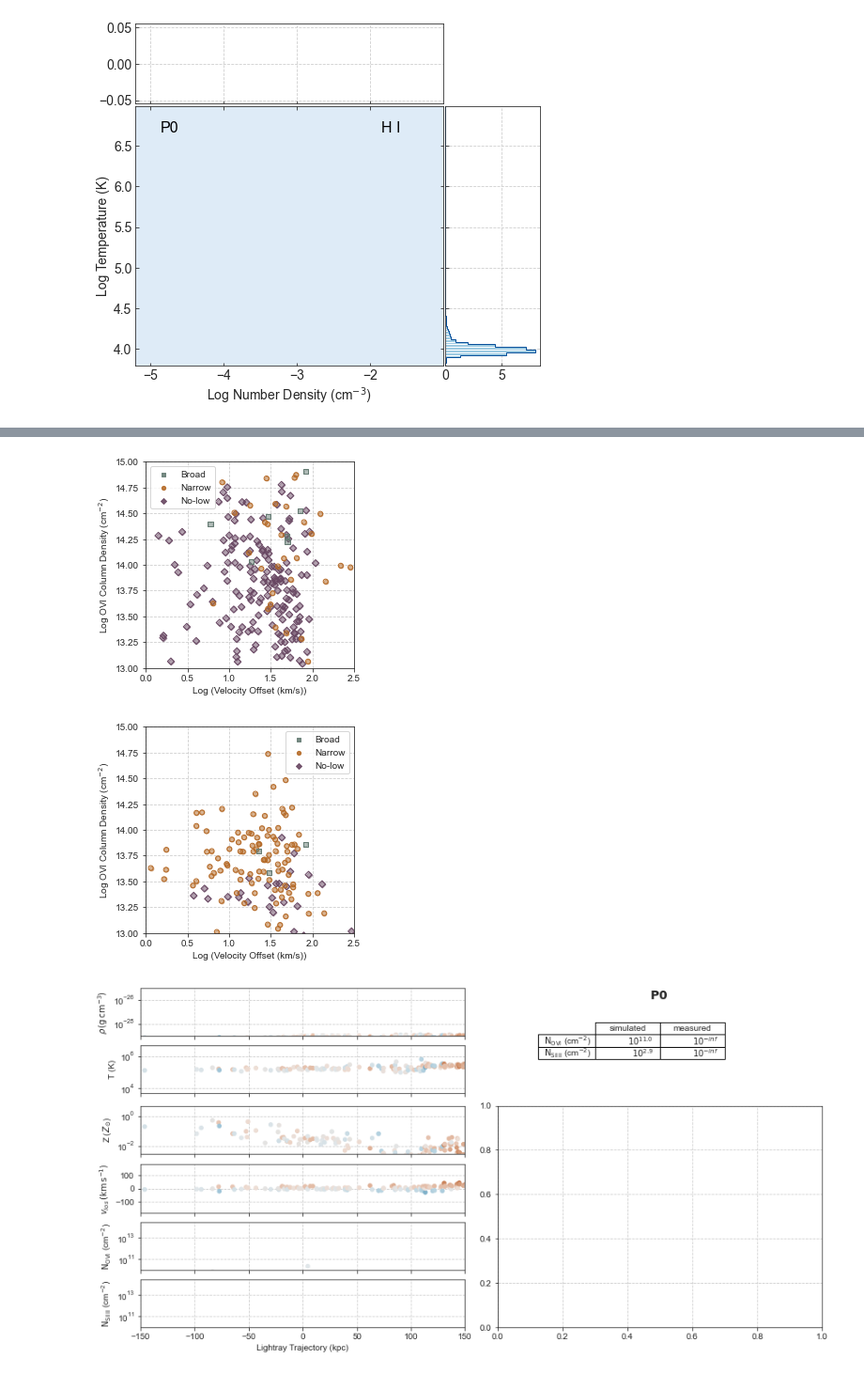
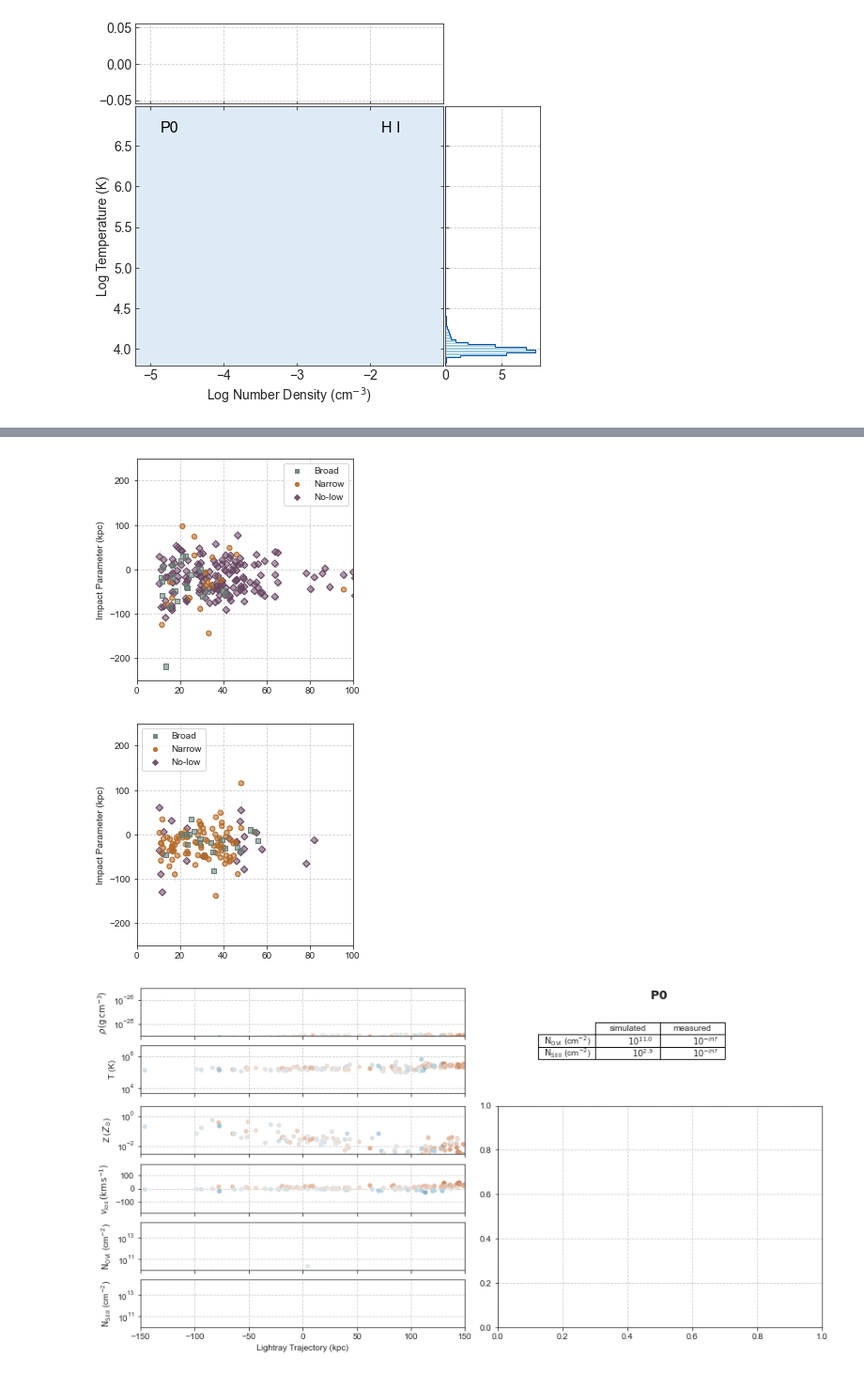
Before and after one commit to ibutsky/synthetic_spectra, a Jupyter notebook: scripts/plotting/paper_plots.ipynb, the cells around one changed output, grey strips where cells are left out. Shown at 94% size. Cells and saved outputs as stored; diff of their text form; code cells hidden in the pictures.

```diff
--- a/scripts/plotting/paper_plots.ipynb
+++ b/scripts/plotting/paper_plots.ipynb
@@ -180,3 +183,11 @@ yt : [WARNING  ] 2021-02-20 16:47:19,474 Field ('gas', 'H_p0_mass') already exis
 [figure]
 [figure]
 [figure]
+# %%
+csv_data_file = '../../data/analyzed_spectra/merged_solutions_with_upper_limits.csv'
+ion_list, logN_list, logNerr_list, b_list, berr_list, vel_list, \
+                vel_err_list, ray_id_list, model_list, impact_list, ovi_label_list, detection_list \
+                = pt.load_csv_data(csv_data_file)
+
+mask = (model_list == 'P0agncr')
+print(ovi_label_list[mask])
@@ -257,43 +279,47 @@ plot_ovi('impact')
 # %%
 # plotting O VI impact plots
-def plot_bval_ovi(model, csv_data_file = '../../data/analyzed_spectra/merged_solutions.csv'):
-    ion_list, logN_list, logNerr_list, b_list, berr_list, vel_list, \
-                vel_err_list, ray_id_list, model_list, impact_list, ovi_label_list = pt.load_csv_data(csv_data_file)
+def plot_bval_ovi(model, csv_data_file = '../../data/analyzed_spectra/merged_solutions_with_upper_limits.csv'):
+    ion_list, logN_list, logNerr_list, b_list, berr_list, vel_list, vel_err_list, \
+        ray_id_list, model_list, impact_list, ovi_label_list, detection_list = pt.load_csv_data(csv_data_file)
 
     fig, ax = plt.subplots(figsize = (4.2, 3.8))
 
     label_list = ['broad', 'narrow', 'nolow']
     legend_list = ['Broad', 'Narrow', 'No-low']
     marker_list = ['s', 'o', 'D']
     zorder_list = [3, 2, 1]
     color_list = [palettable.wesanderson.Moonrise2_4.mpl_colors[0], palettable.wesanderson.Moonrise2_4.mpl_colors[1],
                   palettable.wesanderson.Darjeeling4_5.mpl_colors[1]]
 
 
     for i, label in enumerate(label_list):
         mask = (ion_list == 'OVI') & (model_list == model) & (ovi_label_list == label)
        # ax.scatter(np.log10(b_list[mask]), logN_list[mask], label = legend_list[i])
-        xfield = np.log10(np.abs(vel_list[mask]))
-        ax.scatter(xfield, logN_list[mask], s = 26, marker = marker_list[i],
+        xfield = impact_list[mask]
+        yfield = vel_list[mask]
+        yerr = vel_err_list[mask]
+        ax.errorbar(xfield, yfield, yerr=yerr, linewidth = 0.5,
+                             color = 'black', linestyle = '', alpha = 0.2, zorder = 0)
+        ax.scatter(xfield, yfield, s = 26, marker = marker_list[i],
                    edgecolor = color_list[i], color = 'None', zorder= zorder_list[i])
-        ax.scatter(xfield, logN_list[mask], s = 23, marker = marker_list[i],
+        ax.scatter(xfield, yfield, s = 23, marker = marker_list[i],
                    color = color_list[i], zorder= zorder_list[i], alpha = 0.5)
         # dummy for legend
         ax.scatter(-1, -1, s = 18, marker = marker_list[i],
                    color = color_list[i], label = legend_list[i], alpha = 0.9)
-    ax.set_xlim(0, 2.5)
-    ax.set_ylim(13.0, 15.0)
-    ax.set_xlabel('Log (Velocity Offset (km/s))')
-    ax.set_ylabel('Log OVI Column Density (cm$^{-2}$)')
+    ax.set_xlim(0, 100)
+    ax.set_ylim(-250, 250)
+    ax.set_ylabel('Velocity Offset (km/s)')
+    ax.set_ylabel('Impact Parameter (kpc)')
     ax.legend()
     fig.tight_layout()
-    plt.savefig('../../plots/OVI_vel_col_%s.png'%model, dpi = 300)
+    plt.savefig('../../plots/OVI_vel_impact_%s.png'%model, dpi = 300)
 
 for model in ['P0', 'P0agncr']:
     plot_bval_ovi(model)
 # %% [output]
-[figure, old version]
+[figure, new version]
-[figure, old version]
+[figure, new version]
 # %%
 def convert_to_vel(wl, w0):
     return (wl-w0) / w0 * 2.9979e5
```
Also changed, not shown: parts of 21 cells of this notebook, 6 other files.
